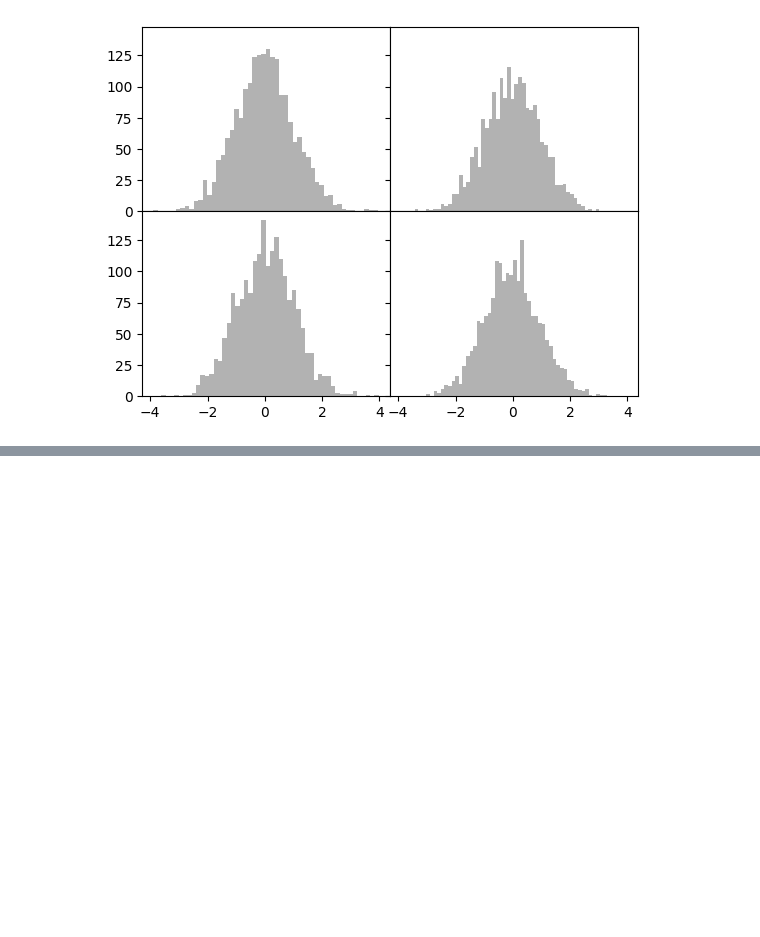
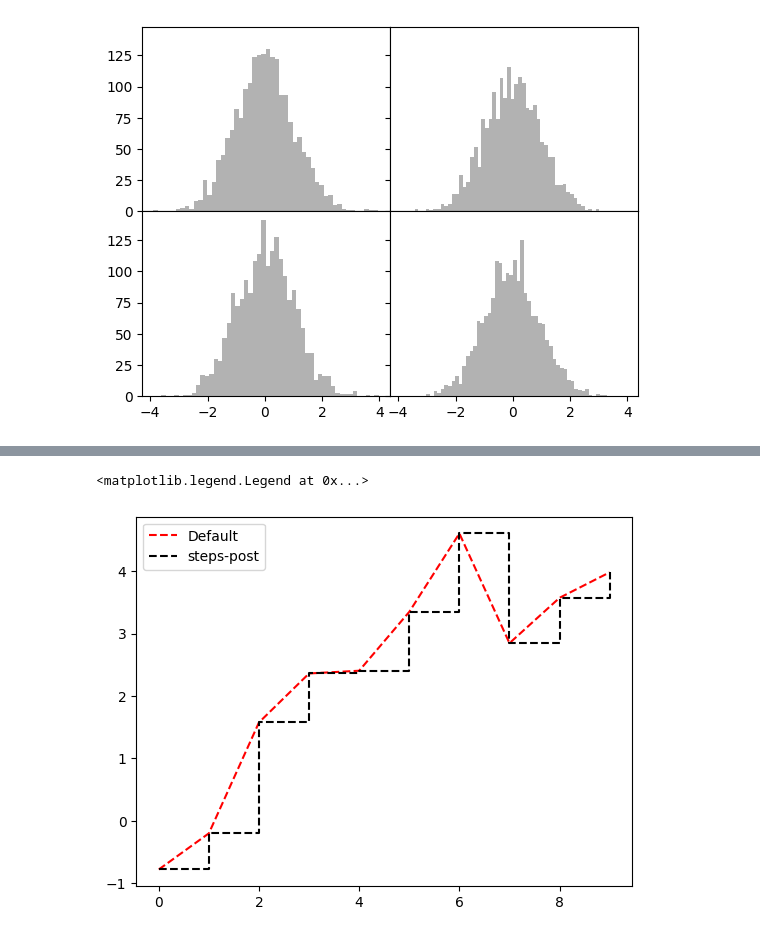
Before and after one commit to marcingastol/JS_2022-12_AnalizaDanychWJezykuPython, a Jupyter notebook: sroda/notebooks/8_matplotlib.ipynb, the cells around one changed output, grey strips where cells are left out. Drawn from its saved outputs; the diff is of its cells as text; code cells hidden in the pictures; blank space fills up the shorter version.

```diff
--- a/sroda/notebooks/8_matplotlib.ipynb
+++ b/sroda/notebooks/8_matplotlib.ipynb
@@ -38,0 +45,12 @@ a.subplots_adjust(wspace=0, hspace=0)
+# %%
+a = plot.figure()
+b = a.add_subplot()
+dane = np.random.standard_normal(10).cumsum()
+
+b.plot(dane, color="red", linestyle="dashed", label="Default")
+b.plot(dane, color="black", linestyle="dashed", drawstyle="steps-post", label="steps-post")
+
+b.legend()
+# %% [output]
+<matplotlib.legend.Legend at 0x...>
+[figure, added]
```
Also changed, not shown: parts of 1 cell of this notebook.
